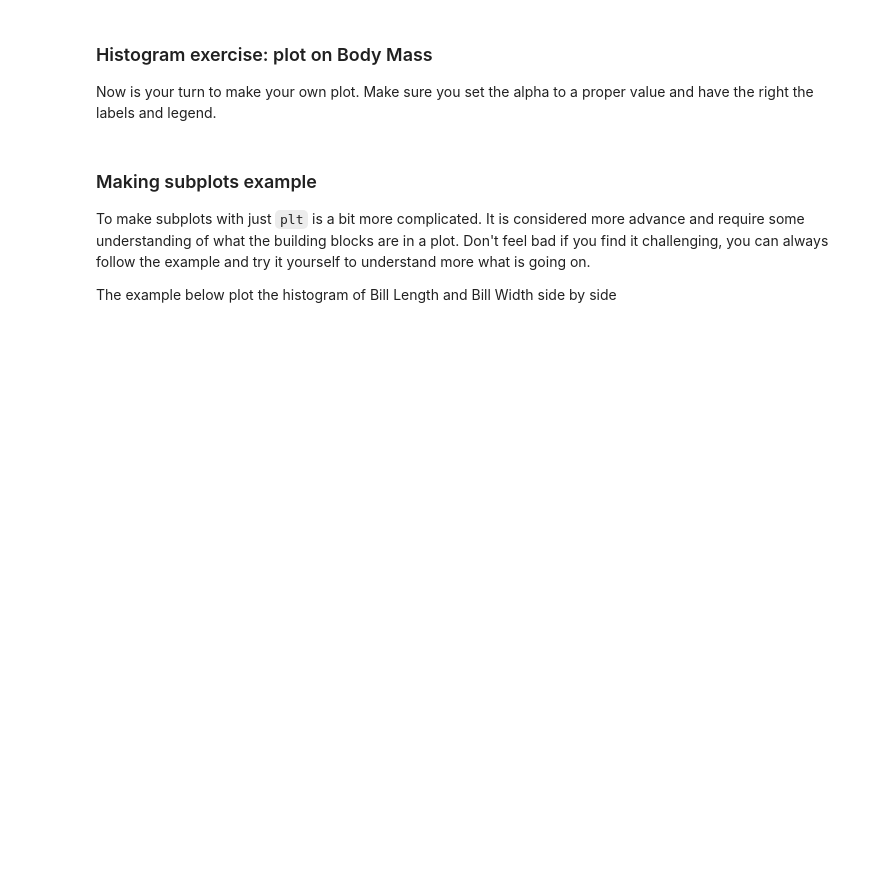
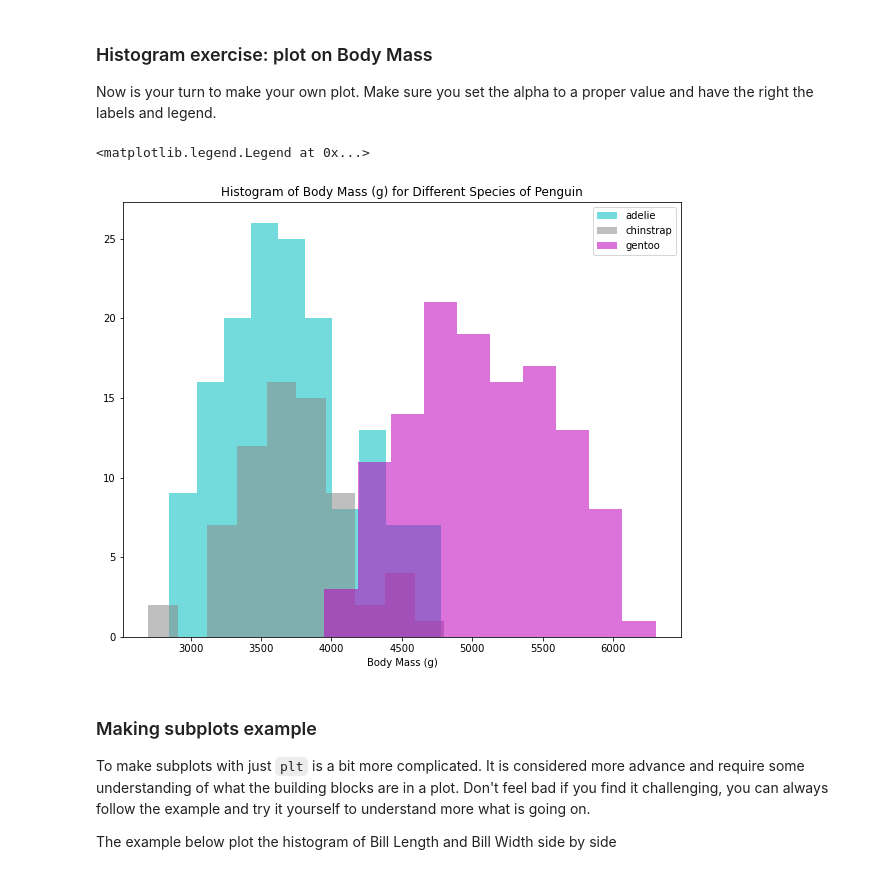
Before and after one commit to biljana-zobenica/beginners-data-workshop, a Jupyter notebook: notebooks/3.1 Visualization with Matplotlib.ipynb, the cells around one changed output. Drawn from its saved outputs; the diff is of its cells as text; code cells hidden in the pictures; blank space fills up the shorter version.

Commit message:
Histogram exercies

```diff
--- a/notebooks/3.1 Visualization with Matplotlib.ipynb
+++ b/notebooks/3.1 Visualization with Matplotlib.ipynb
@@ -261,6 +264,25 @@ ax.legend(('adelie', 'chinstrap', 'gentoo'))
 ### Histogram exercise: plot on Body Mass
 
 Now is your turn to make your own plot. Make sure you set the alpha to a proper value and have the right the labels and legend.
+# %%
+plt.figure(figsize=(10,8))
+
+plt.hist(df_adelie['body_mass_g'], color='c', alpha=.55)
+plt.hist(df_chinstrap['body_mass_g'], color='0.55', alpha=.55)
+plt.hist(df_gentoo['body_mass_g'], color='m', alpha=.55)
+
+ax=plt.gca()
+
+ax.set_xlabel('Body Mass (g)')
+ax.set_title('Histogram of Body Mass (g) for Different Species of Penguin')
+
+ax.legend(('adelie', 'chinstrap', 'gentoo'))
+
+# attribute color is not accepted as short c here (OK for scatter plot)
+# legend needs to have two (()), if we put only once, we would get an error that a legend only accepts two non-keyword arguments
+# %% [output]
+<matplotlib.legend.Legend at 0x...>
+[figure, added]
 # %% [markdown]
 ### Making subplots example
 
```
Also changed, not shown: parts of 1 cell of this notebook.
